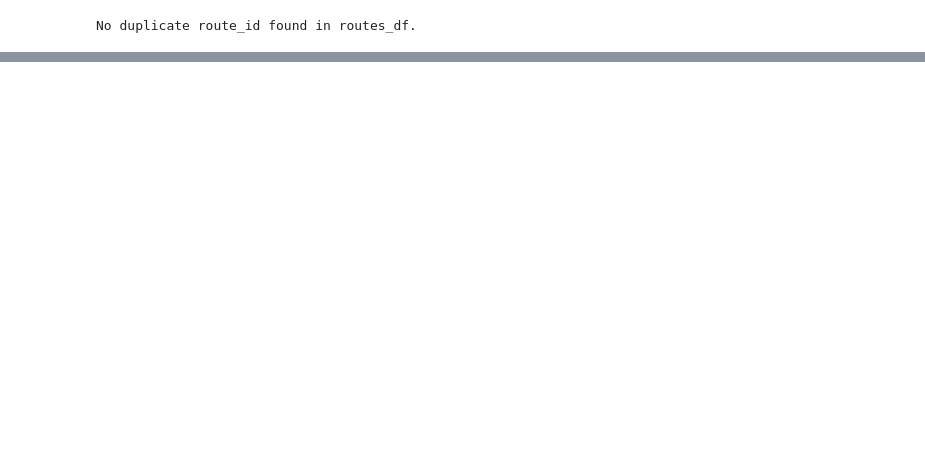
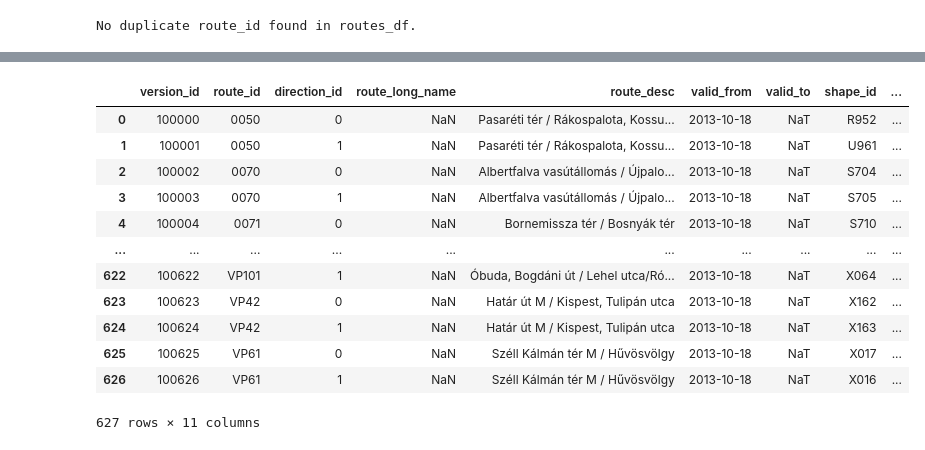
Before and after one commit to urbanicsandras/budapest_time_travel, a Jupyter notebook: notebooks/preprocessing_v02.ipynb, the cells around one changed output, grey strips where cells are left out. Drawn from its saved outputs; the diff is of its cells as text; code cells hidden in the pictures; blank space fills up the shorter version.

```diff
--- a/notebooks/preprocessing_v02.ipynb
+++ b/notebooks/preprocessing_v02.ipynb
@@ -100,0 +183,17 @@ routes_df
+# %%
+extended_route_versions_df = update_route_versions(route_versions_df, trips_txt, routes_txt, date)
+extended_route_versions_df
+# %% [output]
+|  | version_id | route_id | direction_id | route_long_name | route_desc | valid_from | valid_to | shape_id | ... |
+| 0 | 100000 | 0050 | 0 | NaN | Pasaréti tér / Rákospalota, Kossu... | 2013-10-18 | NaT | R952 | ... |
+| 1 | 100001 | 0050 | 1 | NaN | Pasaréti tér / Rákospalota, Kossu... | 2013-10-18 | NaT | U961 | ... |
+| 2 | 100002 | 0070 | 0 | NaN | Albertfalva vasútállomás / Újpalo... | 2013-10-18 | NaT | S704 | ... |
+| 3 | 100003 | 0070 | 1 | NaN | Albertfalva vasútállomás / Újpalo... | 2013-10-18 | NaT | S705 | ... |
+| 4 | 100004 | 0071 | 0 | NaN | Bornemissza tér / Bosnyák tér | 2013-10-18 | NaT | S710 | ... |
+| ... | ... | ... | ... | ... | ... | ... | ... | ... | ... |
+| 622 | 100622 | VP101 | 1 | NaN | Óbuda, Bogdáni út / Lehel utca/Ró... | 2013-10-18 | NaT | X064 | ... |
+| 623 | 100623 | VP42 | 0 | NaN | Határ út M / Kispest, Tulipán utca | 2013-10-18 | NaT | X162 | ... |
+| 624 | 100624 | VP42 | 1 | NaN | Határ út M / Kispest, Tulipán utca | 2013-10-18 | NaT | X163 | ... |
+| 625 | 100625 | VP61 | 0 | NaN | Széll Kálmán tér M / Hűvösvölgy | 2013-10-18 | NaT | X017 | ... |
+| 626 | 100626 | VP61 | 1 | NaN | Széll Kálmán tér M / Hűvösvölgy | 2013-10-18 | NaT | X016 | ... |
+627 rows × 11 columns
```
Also changed, not shown: parts of 12 cells of this notebook, 3 other files.
